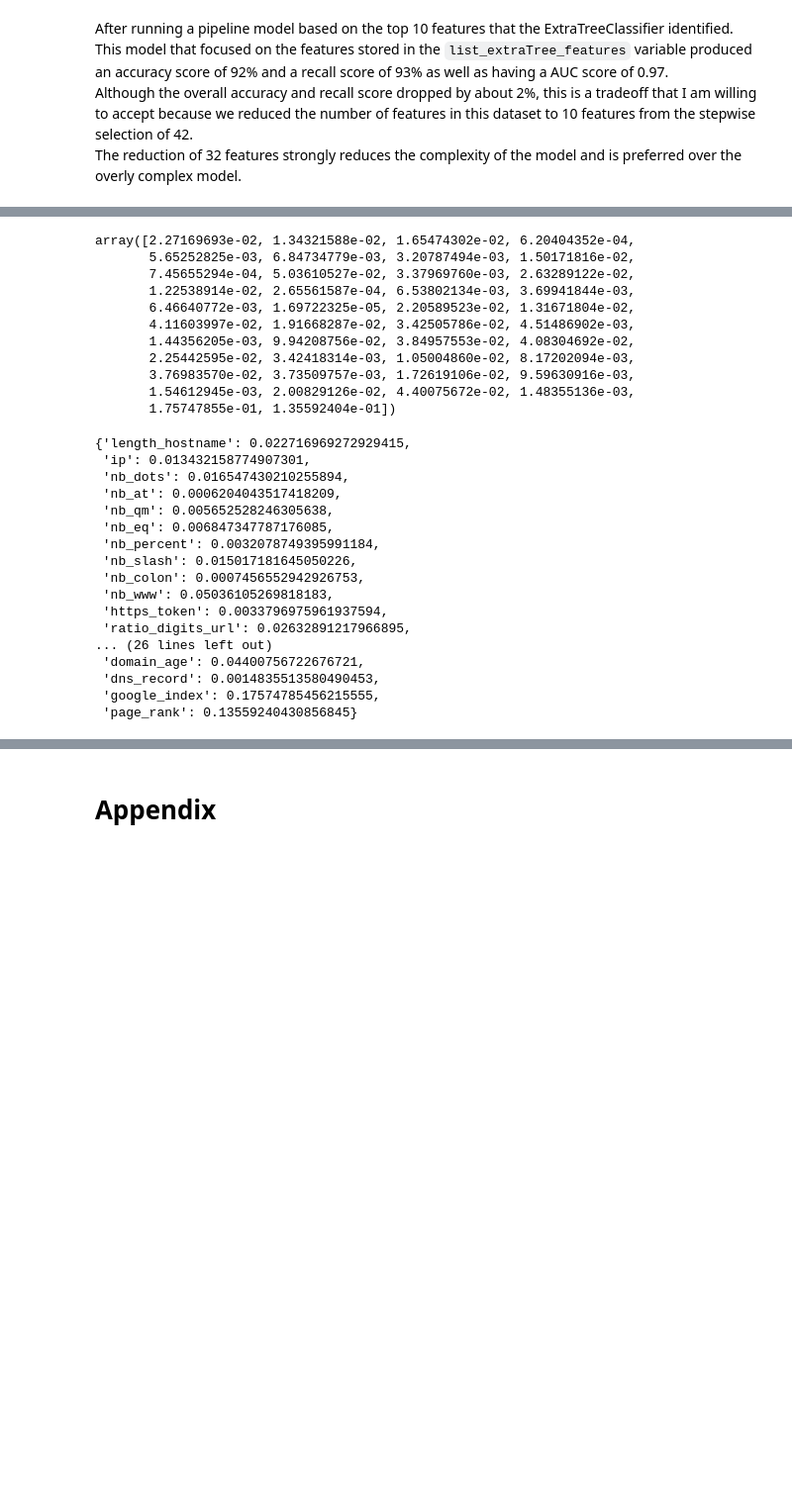
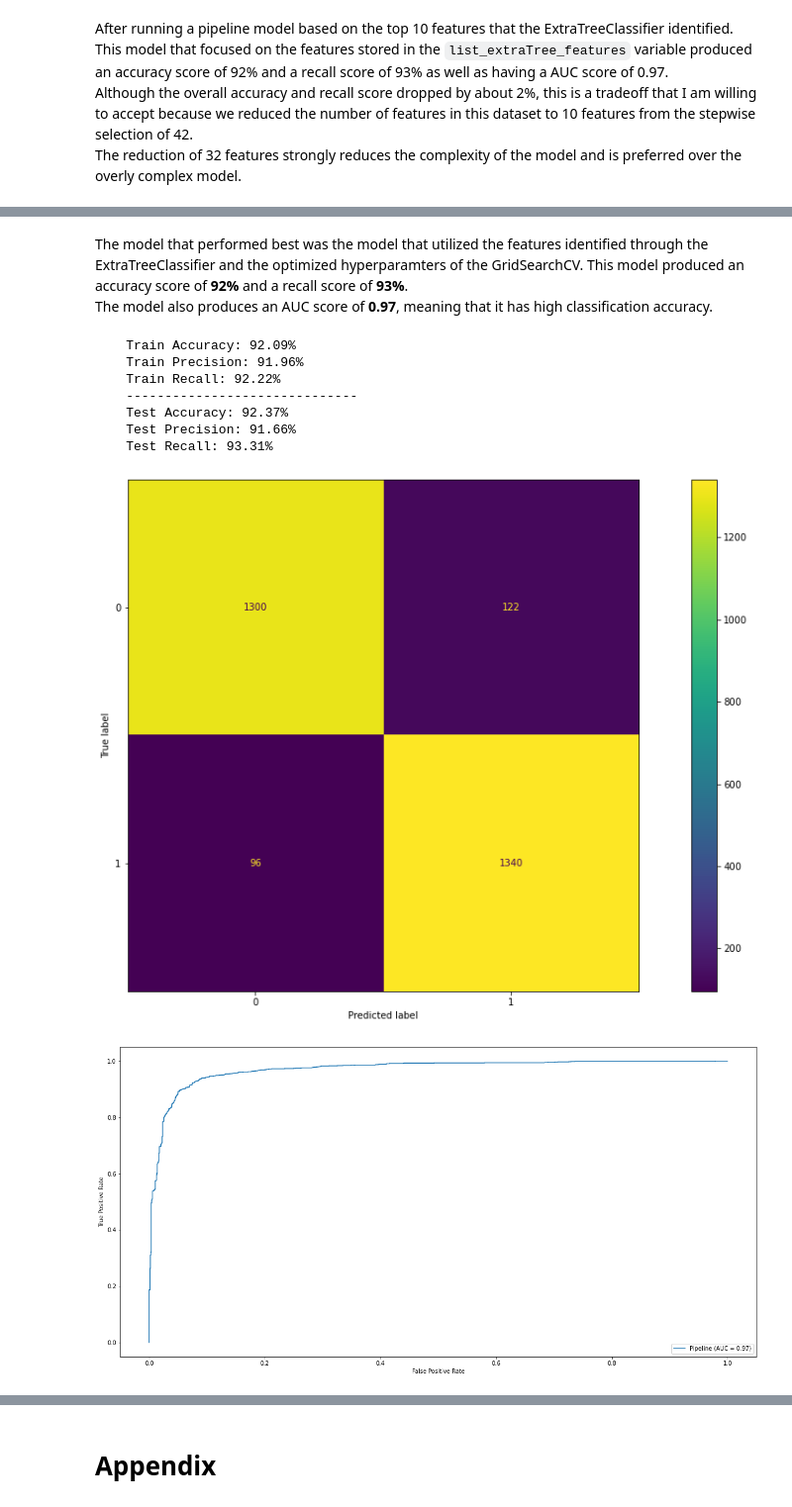
Before and after one commit to petercvuong/Phishing-Detector-Capstone, a Jupyter notebook: Phishing Project Notebook.ipynb, the cells around one changed output, grey strips where cells are left out. Shown at 99% size. Saved outputs shown, nothing was run; the diff lists cells and outputs as text; code cells hidden in the pictures; blank space fills up the shorter version.

Commit message:
Reorganized notebook to make logical sense, added markdown throughout notebook, commented out cells that were not being used

```diff
--- a/Phishing Project Notebook.ipynb
+++ b/Phishing Project Notebook.ipynb
@@ -441,5 +531,5 @@ extraTreeX = X[list_extraTree_features]
 extraTreeX
 
 # Train/test split for top features from ExtraTreeClassifier
-X1_train, X1_test, y1_train, y1_test = train_test_split(extraTreeX, y, random_state = 42)
+X1_train, X1_test, y1_train, y1_test = train_test_split(extraTreeX, new_y, random_state = 42)
 # %% [markdown]
@@ -450,7 +540,7 @@ This feature importance graph shows both the positive and negatively correlated
 Using the features that I identified from the code above, I'm going to run another LogisticRegression model that solely focuses on the features that were identified in the ExtraTreeClassifier that are stored in the `list_extraTree_features` variable.
 # %%
 # Pipeline w/ StandardScalar and LogisticRegression steps w/ features selected from the ExtraTreeClassifier
-lrpipe.fit(X1_train, y1_train)
-lr_pipe_preds = lrpipe.predict(X1_train)
-score_matrix_printer(lrpipe, X1_train, y1_train, X1_test, y1_test)
+newlrpipe.fit(X1_train, y1_train)
+lr_pipe_preds = newlrpipe.predict(X1_train)
+score_matrix_printer(newlrpipe, X1_train, y1_train, X1_test, y1_test)
 # %% [output]
@@ -557,37 +562,16 @@ model_estimators = rfc.estimators_
-# %%
-rfc.feature_importances_
-# %% [output]
-array([2.27169693e-02, 1.34321588e-02, 1.65474302e-02, 6.20404352e-04,
-       5.65252825e-03, 6.84734779e-03, 3.20787494e-03, 1.50171816e-02,
-       7.45655294e-04, 5.03610527e-02, 3.37969760e-03, 2.63289122e-02,
-       1.22538914e-02, 2.65561587e-04, 6.53802134e-03, 3.69941844e-03,
-       6.46640772e-03, 1.69722325e-05, 2.20589523e-02, 1.31671804e-02,
-       4.11603997e-02, 1.91668287e-02, 3.42505786e-02, 4.51486902e-03,
-       1.44356205e-03, 9.94208756e-02, 3.84957553e-02, 4.08304692e-02,
-       2.25442595e-02, 3.42418314e-03, 1.05004860e-02, 8.17202094e-03,
-       3.76983570e-02, 3.73509757e-03, 1.72619106e-02, 9.59630916e-03,
-       1.54612945e-03, 2.00829126e-02, 4.40075672e-02, 1.48355136e-03,
-       1.75747855e-01, 1.35592404e-01])
-# %%
-feat_import = {name: score
-                   for name, score
-                       in zip(X_train.columns, rfc.feature_importances_)}
-feat_import
-# %% [output]
-{'length_hostname': 0.022716969272929415,
- 'ip': 0.013432158774907301,
- 'nb_dots': 0.016547430210255894,
- 'nb_at': 0.0006204043517418209,
- 'nb_qm': 0.005652528246305638,
- 'nb_eq': 0.006847347787176085,
- 'nb_percent': 0.0032078749395991184,
- 'nb_slash': 0.015017181645050226,
- 'nb_colon': 0.0007456552942926753,
- 'nb_www': 0.05036105269818183,
- 'https_token': 0.0033796975961937594,
- 'ratio_digits_url': 0.02632891217966895,
-... (26 lines left out)
- 'domain_age': 0.04400756722676721,
- 'dns_record': 0.0014835513580490453,
- 'google_index': 0.17574785456215555,
- 'page_rank': 0.13559240430856845}
+# %% [markdown]
+The model that performed best was the model that utilized the features identified through the ExtraTreeClassifier and the optimized hyperparamters of the GridSearchCV. This model produced an accuracy score of **92%** and a recall score of **93%**. <br>
+The model also produces an AUC score of **0.97**, meaning that it has high classification accuracy. <br>
+# %%
+# Printing out training and test scores as well as the confusion matrix and AUC curve
+score_matrix_printer(newlrpipe, X1_train, y1_train, X1_test, y1_test)
+# %% [output]
+    Train Accuracy: 92.09%
+    Train Precision: 91.96%
+    Train Recall: 92.22%
+    ------------------------------
+    Test Accuracy: 92.37%
+    Test Precision: 91.66%
+    Test Recall: 93.31%
+[figure, added]
+[figure, added]
```
Also changed, not shown: parts of 73 cells of this notebook.
